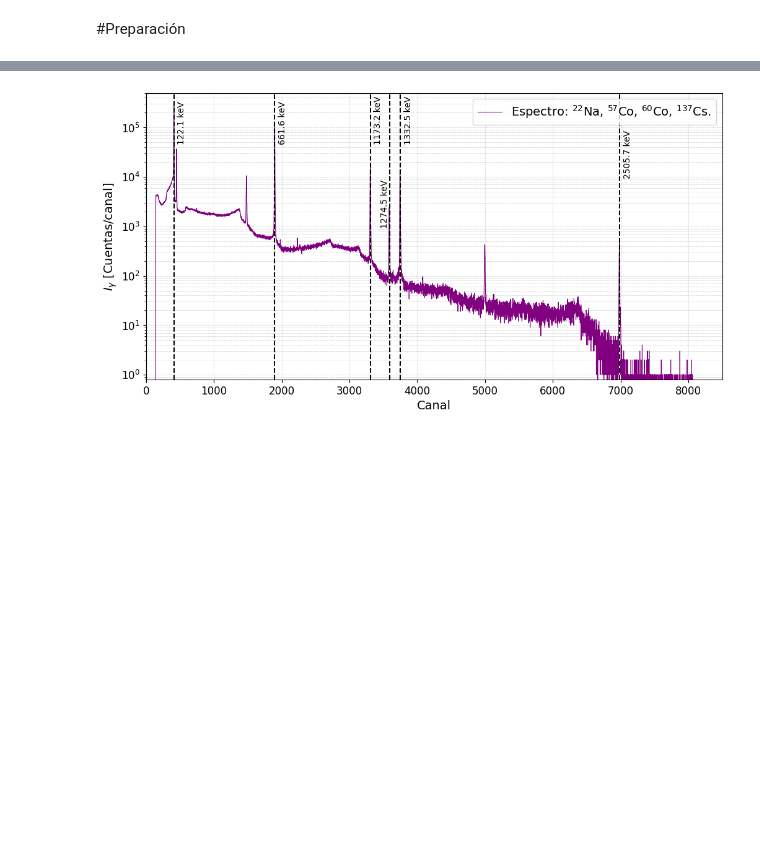
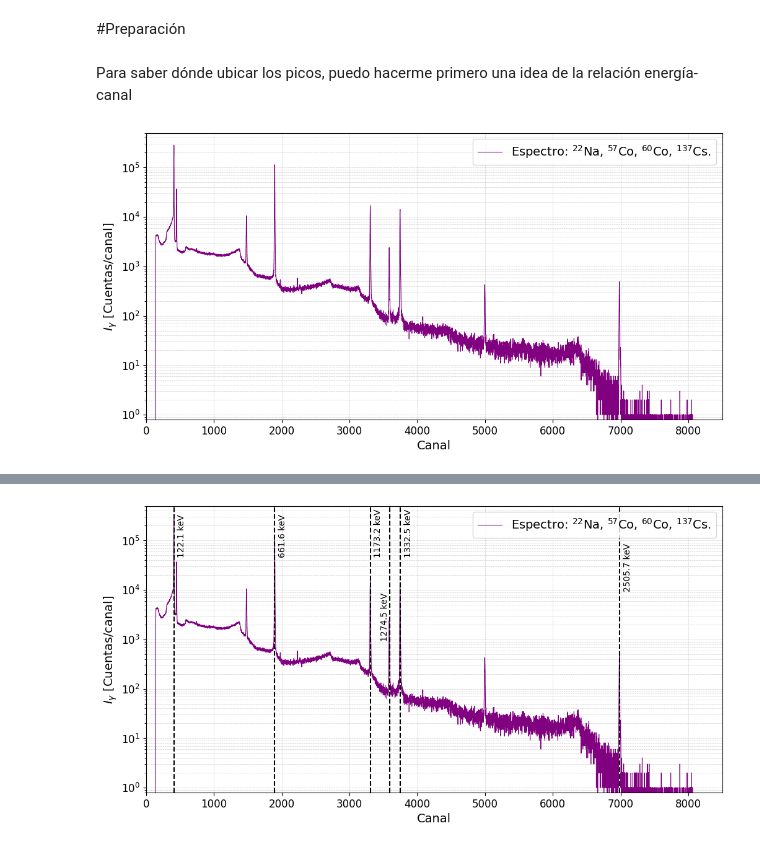
Before and after one commit to asarria48/Nuclear-physics, a Jupyter notebook: Informe3.ipynb, the cells around one changed output, grey strips where cells are left out. Saved outputs shown, nothing was run; the diff lists cells and outputs as text; code cells hidden in the pictures; blank space fills up the shorter version.

Commit message:
Añadida una forma preliminar de ubicar los picos

```diff
--- a/Informe3.ipynb
+++ b/Informe3.ipynb
@@ -8,3 +8,28 @@ import pandas as pd
 import matplotlib.pyplot as plt
 from scipy.ndimage import gaussian_filter1d
 from scipy.optimize import curve_fit
+# %% [markdown]
+Para saber dónde ubicar los picos, puedo hacerme primero una idea de la relación energía-canal
+# %%
+varios = pd.read_csv("calibracionNaCoCoCs-Ge8K.xy", sep=r"\s+", header=None)
+
+varios.columns = ["canal", "cuentas"]
+
+df = varios
+
+plt.figure(figsize=(12,6))
+plt.plot(df["canal"], df["cuentas"], ds="steps-mid", color='purple', lw=0.8, label="Espectro: $^{22}$Na, $^{57}$Co, $^{60}$Co, $^{137}$Cs.")
+plt.tick_params(axis='both', which='major', labelsize=12)
+plt.tick_params(axis='both', which='minor', labelsize=12)
+
+plt.xlim(0, 8500)
+plt.yscale("log")
+plt.ylim(0.8, 5e5)
+
+plt.xlabel("Canal", fontsize=14)
+plt.ylabel("$I_\gamma$ [Cuentas/canal]", fontsize=14)
+plt.legend(fontsize=14)
+plt.grid(which="both", linestyle="--", linewidth=0.5, alpha=0.6)
+plt.show()
+# %% [output]
+[figure, added]
```
Also changed, not shown: parts of 8 cells of this notebook.
